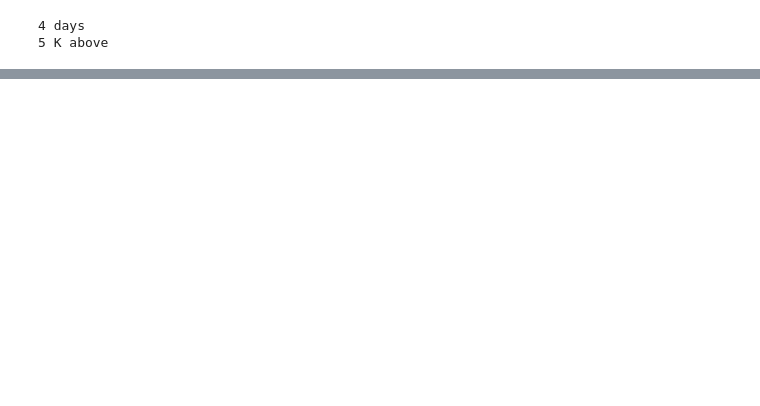
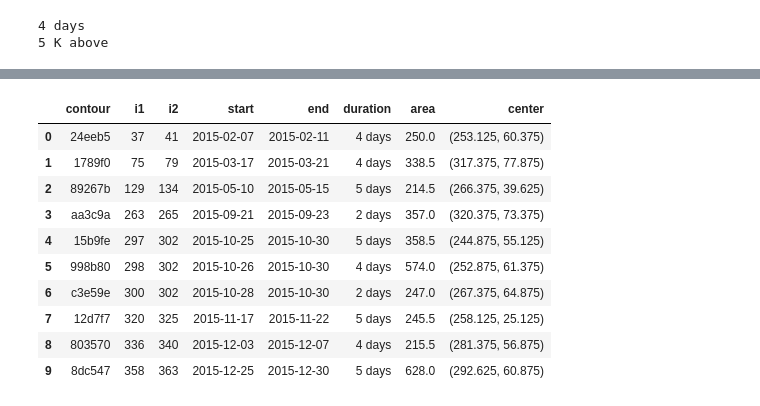
Before and after one commit to KorayKinik/heat-extremes-CMIP6, a Jupyter notebook: koray/bounding_contours.ipynb, the cells around one changed output, grey strips where cells are left out. Cells and saved outputs as stored; diff of their text form; code cells hidden in the pictures; blank space fills up the shorter version.

```diff
--- a/koray/bounding_contours.ipynb
+++ b/koray/bounding_contours.ipynb
@@ -320,0 +300,34 @@ df_contours
+# %%
+%%time
+def find_unique(contours: List[List[Contour]])->List[Contour]:
+    """Flattens list of lists of contours, then returns a list of uniques."""
+
+    flattened = reduce(lambda a,b: a+b, contours)
+    return list(Counter(flattened))
+
+def find_dates(c:Contour, df:pd.DataFrame)->pd.DataFrame:
+    """Get the subset of df for where a Contour object is in df['rolling_sum'].
+    Then extract metadata of the input (continued) event `c`."""
+    df = df.copy()
+
+    sub = df[[c in cnts for cnts in df['rolling_sum'].dropna()]]
+    assert sub.index.is_monotonic # fail if uuid race-condition
+
+    i1 = sub['days'].index[0]
+    i2 = sub['days'].index[-1]
+    d1 = sub['days'].iloc[0]
+    d2 = sub['days'].iloc[-1]
+    tdelta = datetime.strptime(d2,'%Y-%m-%d') - datetime.strptime(d1,'%Y-%m-%d')
+
+    meta = [c, i1, i2, d1, d2, tdelta, c.area, c.center]
+
+    return meta
+
+unique_contours = find_unique(df_rolling['rolling_sum'].dropna())
+
+df = pd.DataFrame(data=[find_dates(c, df_rolling.dropna()) for c in unique_contours],
+                  columns='contour i1 i2 start end duration area center'.split())
+
+df_contours = df[df['duration'] > timedelta(days=1)].reset_index(drop=True)
+df_contours
+# %% [output]
@@ -321,3 +336,14 @@ df_contours
+|  | contour | i1 | i2 | start | end | duration | area | center |
+| 0 | 24eeb5 | 37 | 41 | 2015-02-07 | 2015-02-11 | 4 days | 250.0 | (253.125, 60.375) |
+| 1 | 1789f0 | 75 | 79 | 2015-03-17 | 2015-03-21 | 4 days | 338.5 | (317.375, 77.875) |
+| 2 | 89267b | 129 | 134 | 2015-05-10 | 2015-05-15 | 5 days | 214.5 | (266.375, 39.625) |
+| 3 | aa3c9a | 263 | 265 | 2015-09-21 | 2015-09-23 | 2 days | 357.0 | (320.375, 73.375) |
+| 4 | 15b9fe | 297 | 302 | 2015-10-25 | 2015-10-30 | 5 days | 358.5 | (244.875, 55.125) |
+| 5 | 998b80 | 298 | 302 | 2015-10-26 | 2015-10-30 | 4 days | 574.0 | (252.875, 61.375) |
+| 6 | c3e59e | 300 | 302 | 2015-10-28 | 2015-10-30 | 2 days | 247.0 | (267.375, 64.875) |
+| 7 | 12d7f7 | 320 | 325 | 2015-11-17 | 2015-11-22 | 5 days | 245.5 | (258.125, 25.125) |
+| 8 | 803570 | 336 | 340 | 2015-12-03 | 2015-12-07 | 4 days | 215.5 | (281.375, 56.875) |
+| 9 | 8dc547 | 358 | 363 | 2015-12-25 | 2015-12-30 | 5 days | 628.0 | (292.625, 60.875) |
 # %%
 ####################################
 # Visualization pipeline
```
Also changed, not shown: parts of 11 cells of this notebook.
